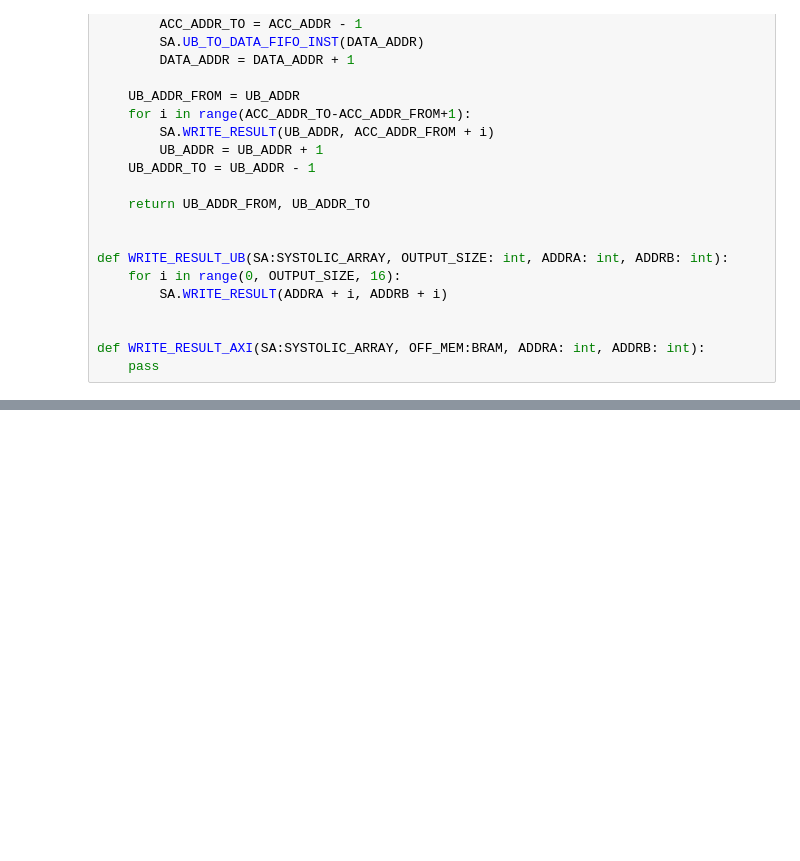
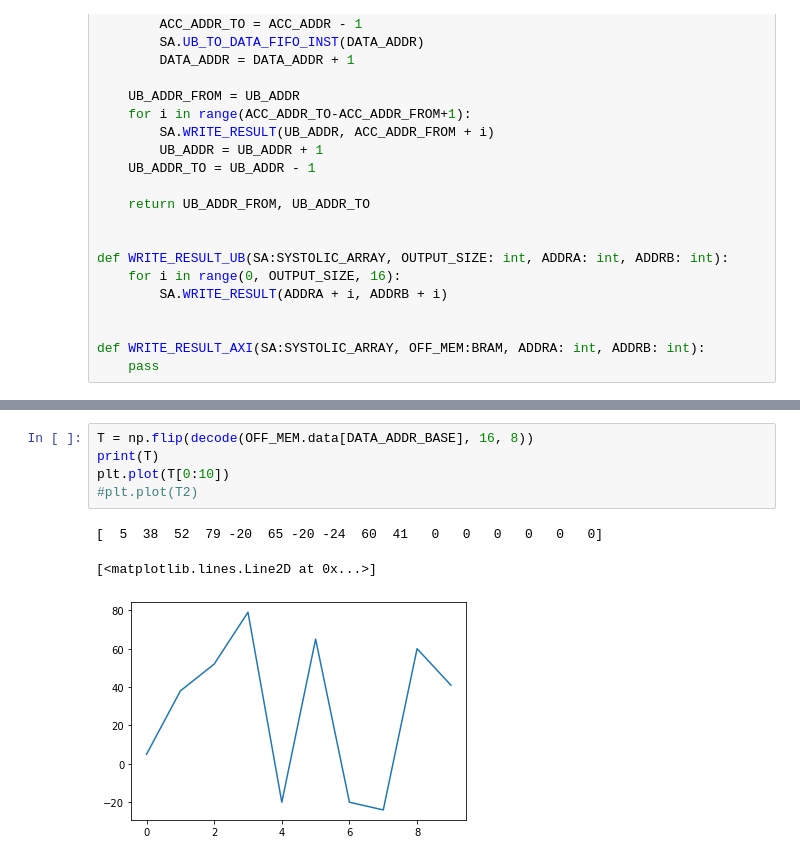
Before and after one commit to SweetWeeds/Simple_TPU, a Jupyter notebook: sim_1/new/python_tb/compiler_tb.ipynb, the cells around one changed output, grey strips where cells are left out. Drawn from its saved outputs; the diff is of its cells as text; blank space fills up the shorter version.

```diff
--- a/sim_1/new/python_tb/compiler_tb.ipynb
+++ b/sim_1/new/python_tb/compiler_tb.ipynb
@@ -290,0 +336,9 @@ np.round(np.matmul(INPUT_DATA, FC1_weight.transpose())/16)
+# %%
+T = np.flip(decode(OFF_MEM.data[DATA_ADDR_BASE], 16, 8))
+print(T)
+plt.plot(T[0:10])
+#plt.plot(T2)
+# %% [output]
+[  5  38  52  79 -20  65 -20 -24  60  41   0   0   0   0   0   0]
+[<matplotlib.lines.Line2D at 0x...>]
+[figure, added]
```
Also changed, not shown: parts of 19 cells of this notebook, 57 other files.
